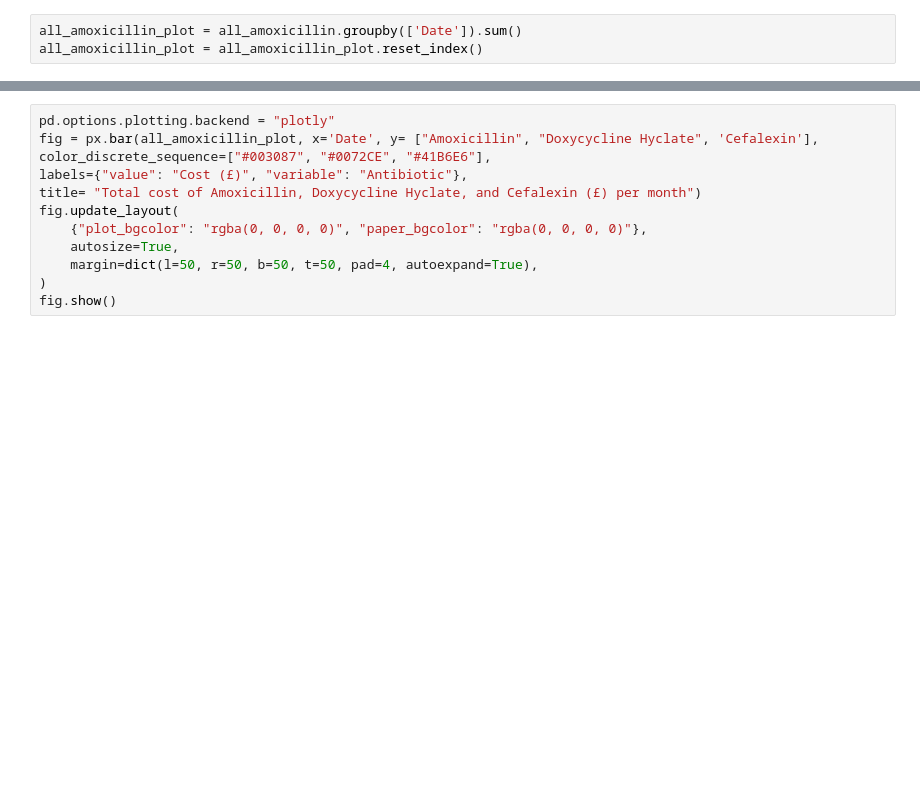
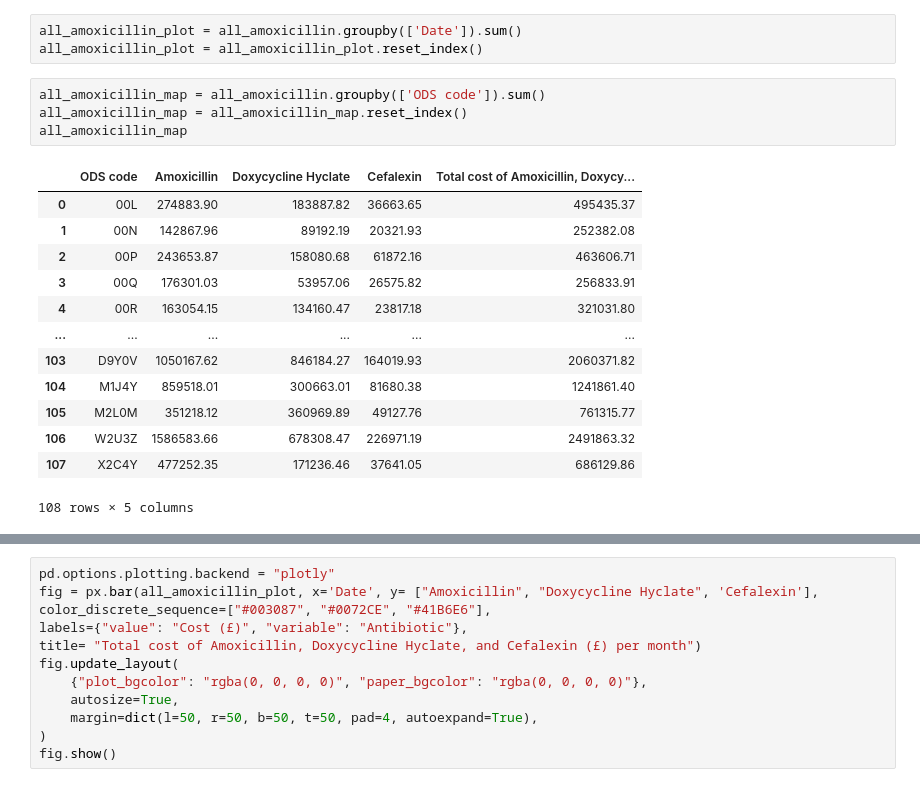
Before and after one commit to mattia-ficarelli/antibiotic_cost, a Jupyter notebook: dev.ipynb, the cells around one changed output, grey strips where cells are left out. Cells and saved outputs as stored; diff of their text form; blank space fills up the shorter version.

```diff
--- a/dev.ipynb
+++ b/dev.ipynb
@@ -108,3 +108,21 @@ all_amoxicillin
 # %%
 all_amoxicillin_plot = all_amoxicillin.groupby(['Date']).sum()
 all_amoxicillin_plot = all_amoxicillin_plot.reset_index()
+# %%
+all_amoxicillin_map = all_amoxicillin.groupby(['ODS code']).sum()
+all_amoxicillin_map = all_amoxicillin_map.reset_index()
+all_amoxicillin_map
+# %% [output]
+|  | ODS code | Amoxicillin | Doxycycline Hyclate | Cefalexin | Total cost of Amoxicillin, Doxycy... |
+| 0 | 00L | 274883.90 | 183887.82 | 36663.65 | 495435.37 |
+| 1 | 00N | 142867.96 | 89192.19 | 20321.93 | 252382.08 |
+| 2 | 00P | 243653.87 | 158080.68 | 61872.16 | 463606.71 |
+| 3 | 00Q | 176301.03 | 53957.06 | 26575.82 | 256833.91 |
+| 4 | 00R | 163054.15 | 134160.47 | 23817.18 | 321031.80 |
+| ... | ... | ... | ... | ... | ... |
+| 103 | D9Y0V | 1050167.62 | 846184.27 | 164019.93 | 2060371.82 |
+| 104 | M1J4Y | 859518.01 | 300663.01 | 81680.38 | 1241861.40 |
+| 105 | M2L0M | 351218.12 | 360969.89 | 49127.76 | 761315.77 |
+| 106 | W2U3Z | 1586583.66 | 678308.47 | 226971.19 | 2491863.32 |
+| 107 | X2C4Y | 477252.35 | 171236.46 | 37641.05 | 686129.86 |
+108 rows × 5 columns
```
Also changed, not shown: parts of 4 cells of this notebook.
